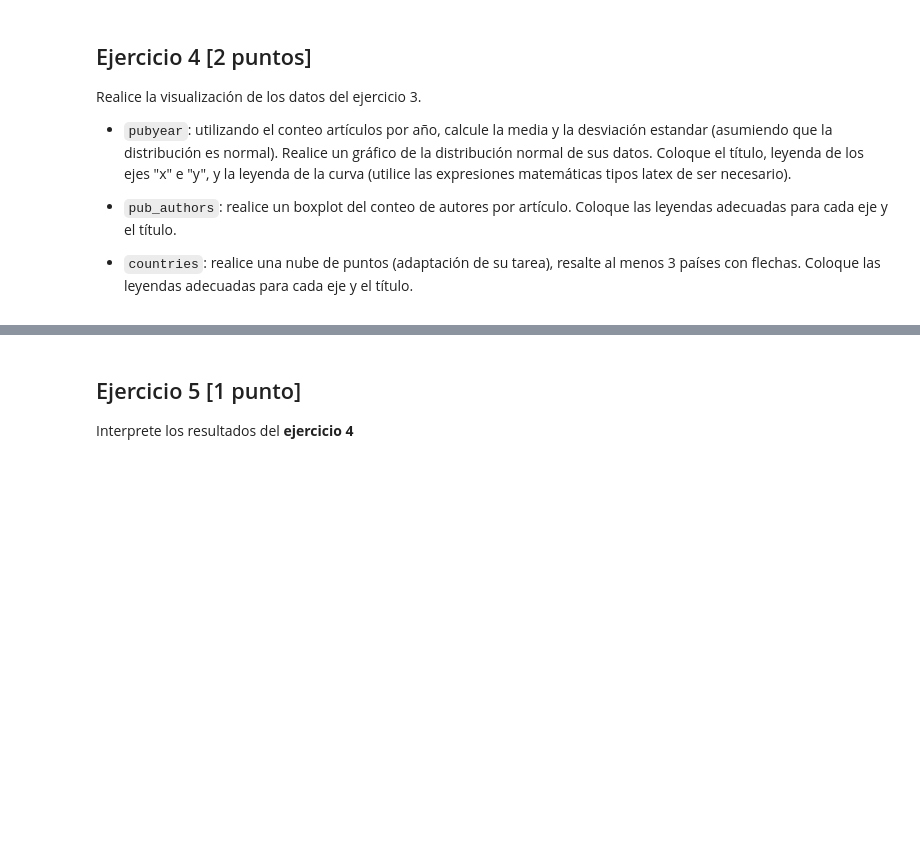
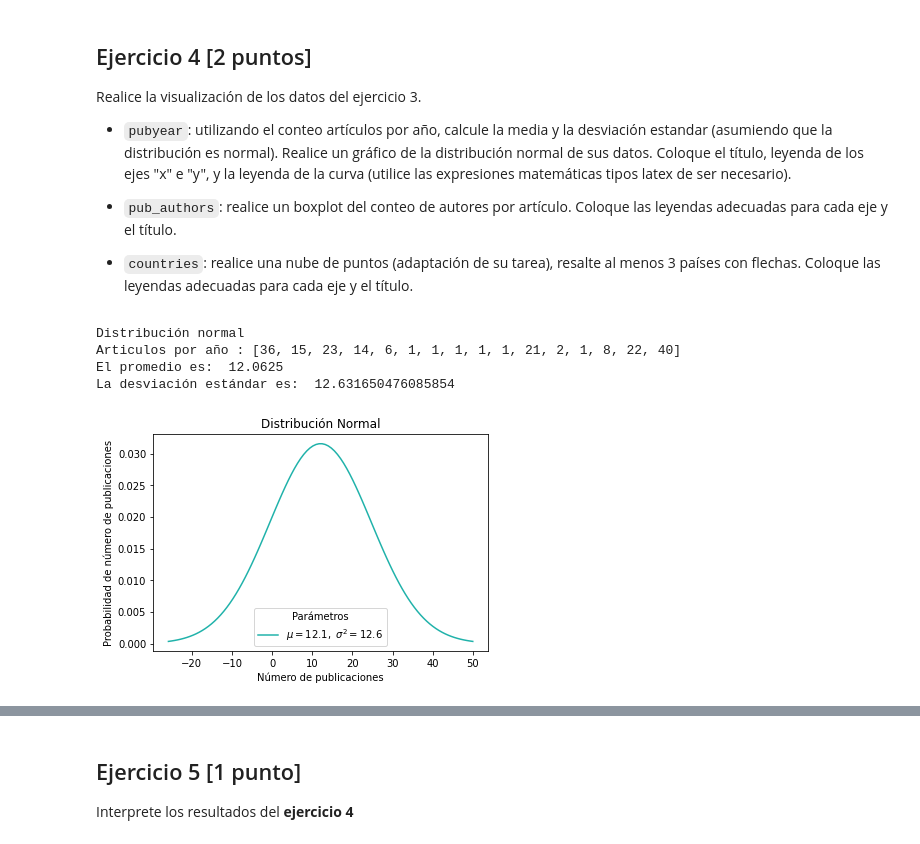
Before and after one commit to Rodrigo-190/2021II_GBI6_Examen-Python, a Jupyter notebook: 2021II_GBI6_ExamenParcialPython-checkpoint.ipynb, the cells around one changed output, grey strips where cells are left out. Drawn from its saved outputs; the diff is of its cells as text; code cells hidden in the pictures; blank space fills up the shorter version.

Commit message:
Arnoldd Hernandez a realizado el ejercicio 4

```diff
--- a/2021II_GBI6_ExamenParcialPython-checkpoint.ipynb
+++ b/2021II_GBI6_ExamenParcialPython-checkpoint.ipynb
@@ -147,0 +146,46 @@ Realice la visualización de los datos del ejercicio 3.
+# %%
+# Escriba aquí su código para el literal 'a' correspondiente al ejercicio 4
+
+import pandas as pd
+import numpy as np
+import scipy.stats as sts
+import matplotlib.pyplot as plt
+import csv as csv
+
+print ('Distribución normal')
+i = pub_year.iloc[:,1]
+s = pd.Series(i)
+h = list(set(s))
+g=s
+f=h
+h=[0]*len(f)
+k=0
+for elem in f:
+    d=0
+    for comp in g:
+        if elem == str(comp):
+            d=d+1
+    h[k]=d
+    k=k+1
+print ('Articulos por año :',h)
+mean = np.average(h)
+print ('El promedio es: ',mean)
+stan = np.std(h)
+print ('La desviación estándar es: ',stan)
+x = np.linspace(mean - 3*stan, mean + 3*stan, 100)
+sigma = stan
+label = '$\mu = %.1f, \ \sigma^2=%.1f$' %(mean, stan)
+y_norm = sts.norm.pdf(x, mean, sigma)
+plt.plot(x, y_norm, label=label, c = 'lightseagreen')
+plt.xlabel('Número de publicaciones')
+plt.ylabel('Probabilidad de número de publicaciones')
+plt.title('Distribución Normal')
+plt.legend(title = "Parámetros")
+plt.savefig("Distribución normal de la data.jpg")
+plt.show()
+# %% [output]
+Distribución normal
+Articulos por año : [36, 15, 23, 14, 6, 1, 1, 1, 1, 1, 21, 2, 1, 8, 22, 40]
+El promedio es:  12.0625
+La desviación estándar es:  12.631650476085854
+[figure, added]
```
Also changed, not shown: parts of 3 cells of this notebook, 4 other files.
